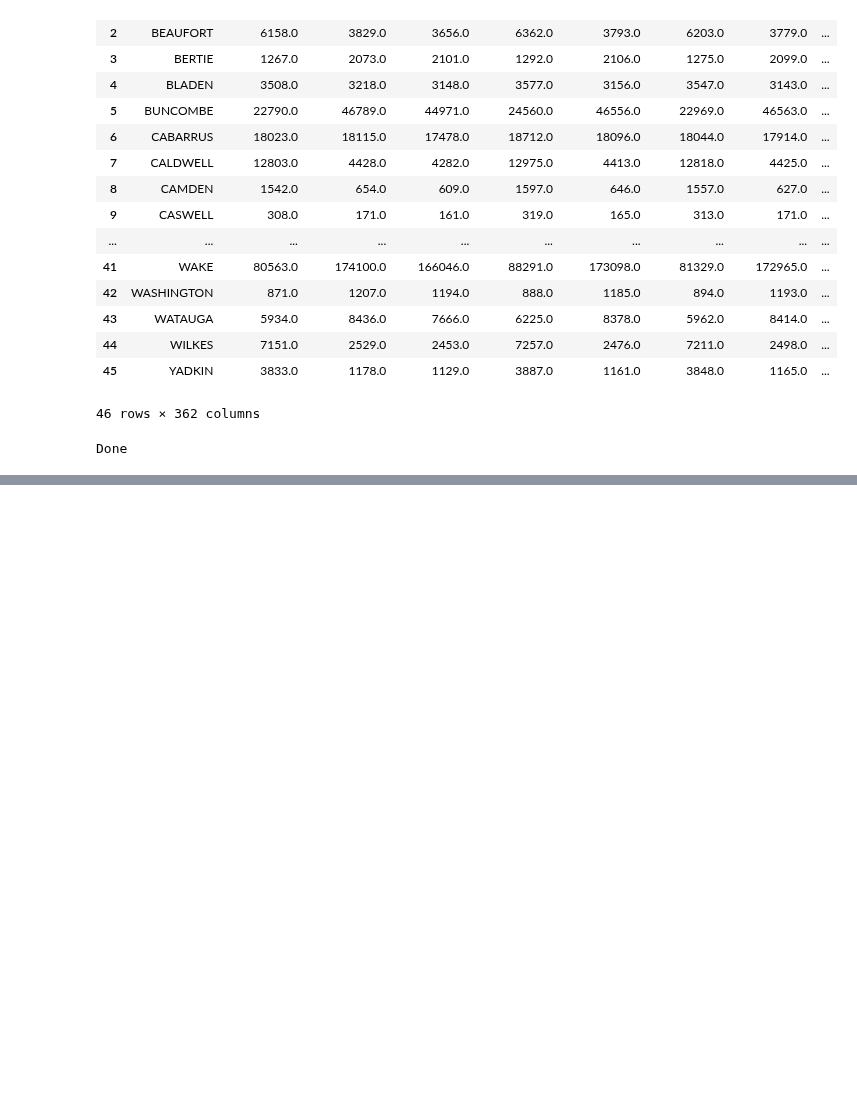
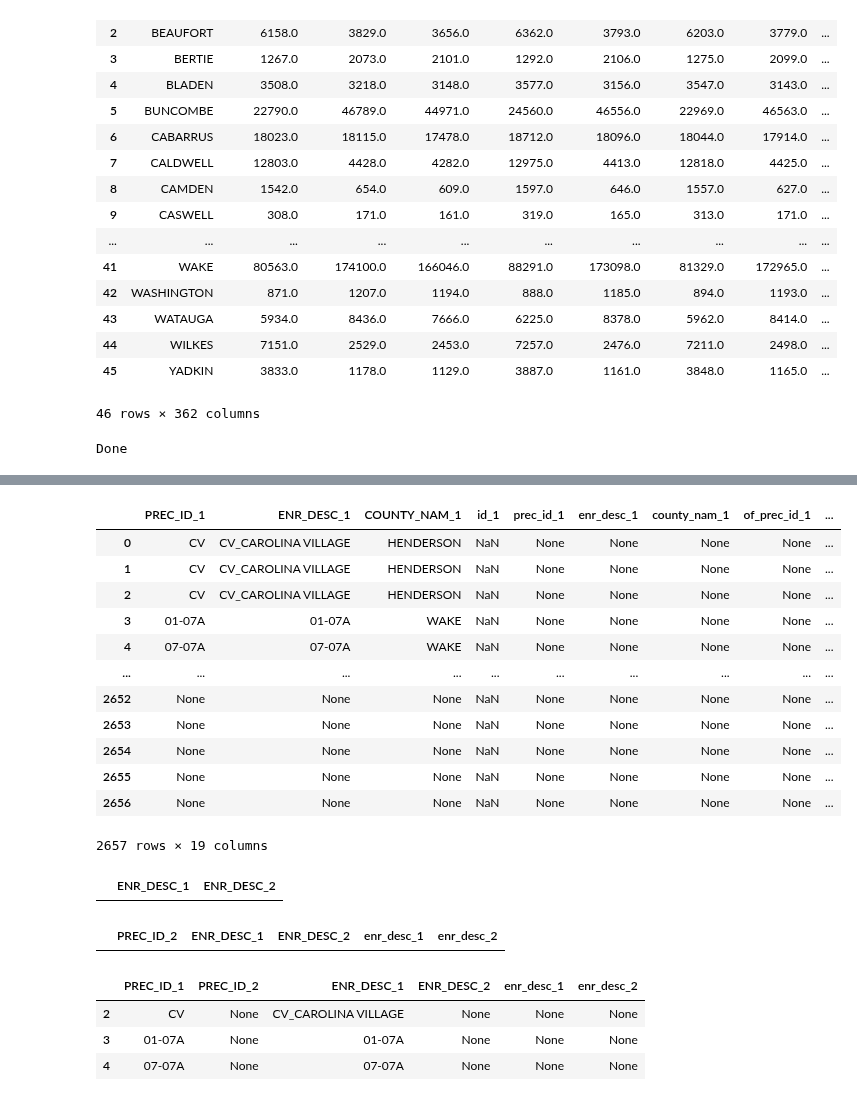
Before and after one commit to nonpartisan-redistricting-datahub/pber_collection, a Jupyter notebook: NC/2022/nc_election_results.ipynb, the cells around one changed output, grey strips where cells are left out. Saved outputs shown, nothing was run; the diff lists cells and outputs as text; code cells hidden in the pictures; blank space fills up the shorter version.

```diff
--- a/NC/2022/nc_election_results.ipynb
+++ b/NC/2022/nc_election_results.ipynb
@@ -27,6 +31,7 @@ import pandas as pd
 import geopandas as gp
 import os
 from pdv_functions import *
+pd.options.display.max_columns = 100
 '''
 Sources:
 precinct shp: https://s3.amazonaws.com/dl.ncsbe.gov/PrecinctMaps/SBE_PRECINCTS_20220831.zip
@@ -263,0 +216,3 @@ False
+# %%
+#check VEST file
+vest = gp.read_file("./raw-from-source/vest_nc_2020/nc_2020.shp")
@@ -263,0 +238,16 @@ False
+# %%
+#In QGIS, check what GDF shapes the "missing_precincts" shapes are within and determine it is HV-2, 07-07, 01-07
+shps_contains_missing_prec = gdf[gdf['prec_id'].isin(['HV-2','07-07', '01-07'])]
+#isolate precincts of interest from 2020 VEST file
+missing_precincts = vest[['PREC_ID', 'ENR_DESC', 'COUNTY_NAM','geometry']][vest['PREC_ID'].isin(['CV', '01-07A', '07-07A'])]
+#overlay 2020 VEST subset prec shapes with 2022 shapes that contain those - ENR_
+symm_diff_subset = gp.overlay(shps_contains_missing_prec,missing_precincts,how='symmetric_difference')
+
+gdf_w_cutouts = gdf[~gdf['prec_id'].isin(['HV-2','07-07', '01-07'])]
+#Do pd concat instead of overlay union
+subset_reform = gp.overlay(missing_precincts, symm_diff_subset, how='union')
+gdf_reform = gp.overlay(subset_reform, gdf_w_cutouts, how='union')
+
+#os.mkdir('./reformed_shp')
+#gdf_reform[(gdf_reform['prec_id_1'].isin(['HV-2','07-07', '01-07']))|(gdf_reform['PREC_ID_1'].isin(['01-07A', '07-07A', 'CV']))].to_file('reformed_shp/reformed_shp.shp')
+#gdf_reform.to_file('reformed_shp/reformed_shp.shp')
@@ -263,0 +286,32 @@ False
+# %%
+gdf_reform
+# %% [output]
+|  | PREC_ID_1 | ENR_DESC_1 | COUNTY_NAM_1 | id_1 | prec_id_1 | enr_desc_1 | county_nam_1 | of_prec_id_1 | ... |
+| 0 | CV | CV_CAROLINA VILLAGE | HENDERSON | NaN | None | None | None | None | ... |
+| 1 | CV | CV_CAROLINA VILLAGE | HENDERSON | NaN | None | None | None | None | ... |
+| 2 | CV | CV_CAROLINA VILLAGE | HENDERSON | NaN | None | None | None | None | ... |
+| 3 | 01-07A | 01-07A | WAKE | NaN | None | None | None | None | ... |
+| 4 | 07-07A | 07-07A | WAKE | NaN | None | None | None | None | ... |
+| ... | ... | ... | ... | ... | ... | ... | ... | ... | ... |
+| 2652 | None | None | None | NaN | None | None | None | None | ... |
+| 2653 | None | None | None | NaN | None | None | None | None | ... |
+| 2654 | None | None | None | NaN | None | None | None | None | ... |
+| 2655 | None | None | None | NaN | None | None | None | None | ... |
+| 2656 | None | None | None | NaN | None | None | None | None | ... |
+2657 rows × 19 columns
+# %%
+gdf_reform[['ENR_DESC_1','ENR_DESC_2']][(gdf_reform['ENR_DESC_1']!=gdf_reform['ENR_DESC_2'])&(~gdf_reform['ENR_DESC_2'].isna())]#|(~gdf_reform['ENR_DESC_2'].isna()))]
+#CUT COL ENR_DESC_1
+# %% [output]
+|  | ENR_DESC_1 | ENR_DESC_2 |
+# %%
+gdf_reform[['PREC_ID_2','ENR_DESC_1','ENR_DESC_2','enr_desc_1','enr_desc_2']][(gdf_reform['enr_desc_2']!=gdf_reform['enr_desc_1'])&((~gdf_reform['enr_desc_1'].isna())&(~gdf_reform['enr_desc_2'].isna()))]
+# %% [output]
+|  | PREC_ID_2 | ENR_DESC_1 | ENR_DESC_2 | enr_desc_1 | enr_desc_2 |
+# %%
+gdf_reform[['PREC_ID_1','PREC_ID_2','ENR_DESC_1','ENR_DESC_2','enr_desc_1','enr_desc_2']][(gdf_reform['PREC_ID_1']!=gdf_reform['PREC_ID_2'])&((~gdf_reform['PREC_ID_1'].isna())|(~gdf_reform['PREC_ID_2'].isna()))]
+# %% [output]
+|  | PREC_ID_1 | PREC_ID_2 | ENR_DESC_1 | ENR_DESC_2 | enr_desc_1 | enr_desc_2 |
+| 2 | CV | None | CV_CAROLINA VILLAGE | None | None | None |
+| 3 | 01-07A | None | 01-07A | None | None | None |
+| 4 | 07-07A | None | 07-07A | None | None | None |
```
Also changed, not shown: parts of 67 cells of this notebook.
